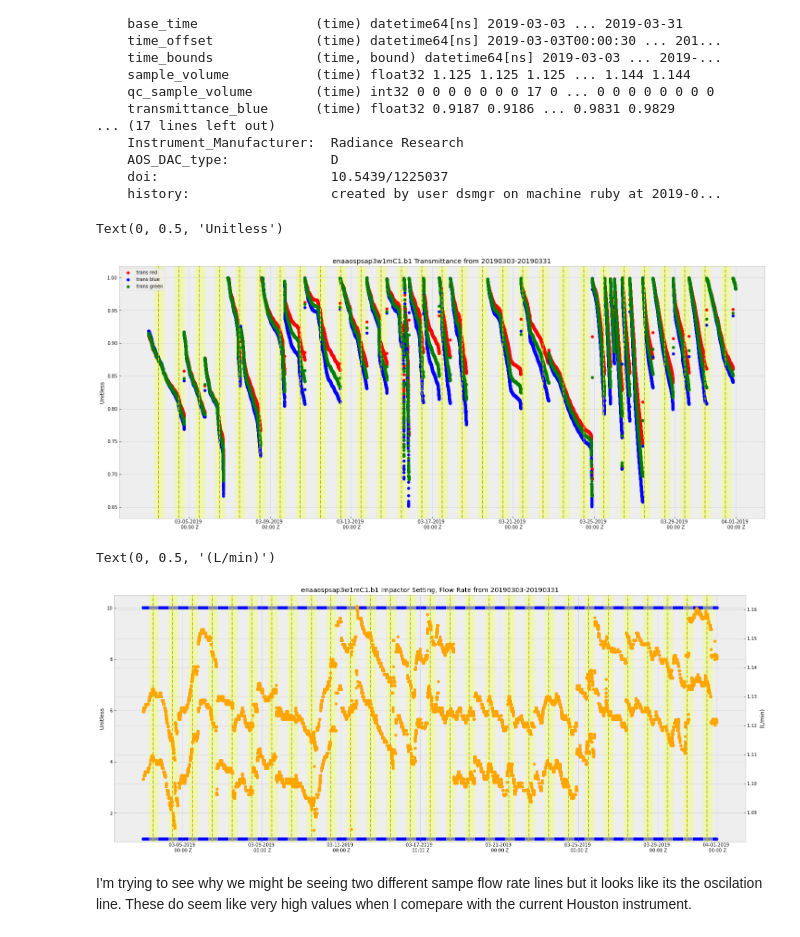
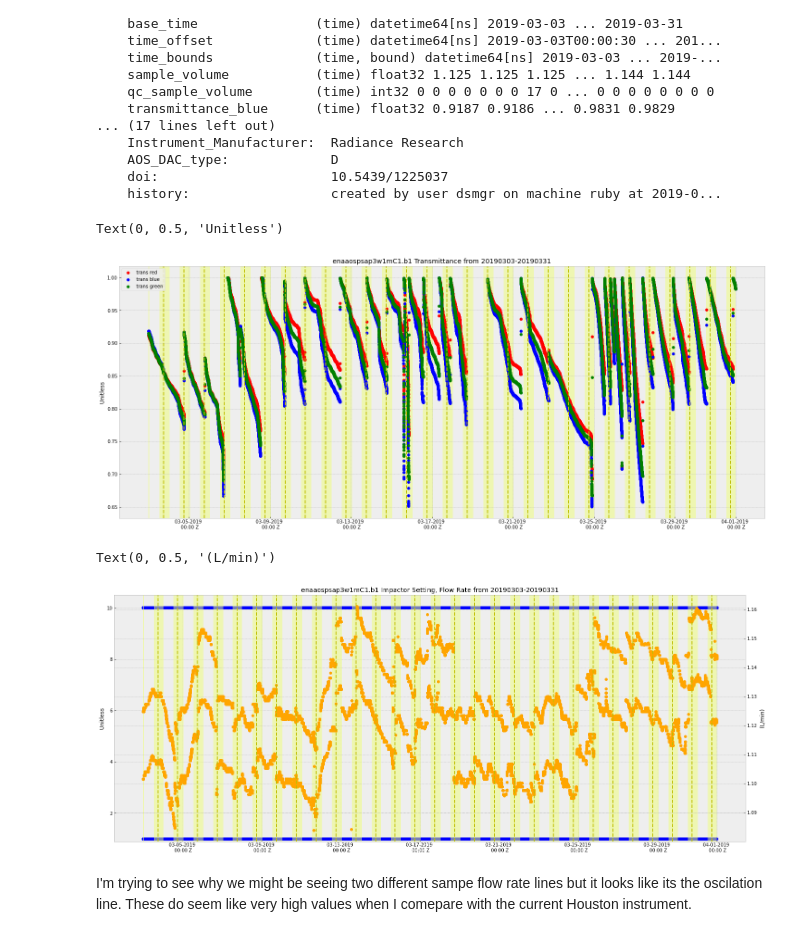
Before and after one commit to ReeseMishler/Work-File, a Jupyter notebook: AOS Proj.ipynb, the cells around one changed output. Cells and saved outputs as stored; diff of their text form; code cells hidden in the pictures.

```diff
--- a/AOS Proj.ipynb
+++ b/AOS Proj.ipynb
@@ -20,8 +20,8 @@ from IPython.display import display,clear_output
 import os
 from datetime import datetime
 # %%
-ds1 = xr.open_dataset(r"C:\Users\Reese\Desktop\Work Data\enaaospsap3w1mC1.b1.20190303.000030.nc")
-dsA = xr.concat([xr.open_dataset(f) for f in glob.glob(r"C:\Users\Reese\Desktop\Work Data\*.nc")], dim='time')
+ds1 = xr.open_dataset(r"C:\Users\Reese\Desktop\AOS Proj Data\psap\enaaospsap3w1mC1.b1.20190303.000030.nc")
+dsA = xr.concat([xr.open_dataset(f) for f in glob.glob(r"C:\Users\Reese\Desktop\AOS Proj Data\psap\*.nc")], dim='time')
 dsA
 # %% [output]
 <xarray.Dataset>
@@ -42,6 +42,7 @@ Data variables: (12/30)
     doi:                      10.5439/1225037
     history:                  created by user dsmgr on machine ruby at 2019-0...
 # %%
+plt.style.use("bmh")
 strt_day = 3
 fig,ax = plt.subplots(1,1,figsize=(25,10))
 ax.scatter(dsA['time'],dsA['transmittance_red'], color = 'red', label='trans red',zorder=2)
@@ -51,8 +52,9 @@ ax.legend(loc='upper left')
 # '{:0>2}'.format(3)
 counter = strt_day
 for i in range(29):
-    plt.axvspan('2019-03-'+'{:0>2}'.format(counter)+'T06:59:30.000000000','2019-03-'+'{:0>2}'.format(counter)+'T18:59:30.000000000', facecolor='#efff77', alpha=0.5, zorder=0)
-    plt.axvline('2019-03-'+'{:0>2}'.format(counter)+'T11:59:30.000000000', color='y', linestyle='--')
+    plt.axvspan('2019-03-'+'{:0>2}'.format(counter)+'T00:00:30.000000000','2019-03-'+'{:0>2}'.format(counter)+'T00:59:30.000000000', facecolor='#efff77', alpha=0.5, zorder=0)
+    plt.axvspan('2019-03-'+'{:0>2}'.format(counter)+'T12:59:30.000000000','2019-03-'+'{:0>2}'.format(counter)+'T23:59:30.000000000', facecolor='#efff77', alpha=0.5, zorder=0)
+    plt.axvline('2019-03-'+'{:0>2}'.format(counter)+'T17:59:30.000000000', color='y', linestyle='--')
     counter += 1
 ax.set_title("enaaospsap3w1mC1.b1 Transmittance from 20190303-20190331")
 ax.xaxis.set_major_formatter(mpl.dates.DateFormatter('%m-%d-%Y \n %H:%M Z'))
@@ -61,25 +63,26 @@ ax.set_ylabel('Unitless')
 #Day starts at index 419 of time and ends 1139
 # %% [output]
 Text(0, 0.5, 'Unitless')
-[figure, old version]
+[figure, new version]
 # %%
 fig,ax1 = plt.subplots(1,1,figsize=(25,10))
 ax2 = ax1.twinx()
-ax1.scatter(dsA['time'],dsA['impactor_state'], color = 'blue', label='impactor',zorder=1)
+ax1.scatter(dsA['time'],dsA['impactor_state'], color = 'blue', label='impactor',zorder=2)
 ax2.scatter(dsA['time'],dsA['sample_flow_rate'], color = 'orange', label='sample_flow_rate',zorder=2)
 counter = strt_day
 for i in range(29):
-    plt.axvspan('2019-03-'+'{:0>2}'.format(counter)+'T06:59:30.000000000','2019-03-'+'{:0>2}'.format(counter)+'T18:59:30.000000000', facecolor='#efff77', alpha=0.5, zorder=0)
-    plt.axvline('2019-03-'+'{:0>2}'.format(counter)+'T11:59:30.000000000', color='y', linestyle='--', zorder=0)
+    plt.axvspan('2019-03-'+'{:0>2}'.format(counter)+'T00:00:30.000000000','2019-03-'+'{:0>2}'.format(counter)+'T00:59:30.000000000', facecolor='#efff77', alpha=0.5, zorder=0)
+    plt.axvspan('2019-03-'+'{:0>2}'.format(counter)+'T12:59:30.000000000','2019-03-'+'{:0>2}'.format(counter)+'T23:59:30.000000000', facecolor='#efff77', alpha=0.5, zorder=0)
+    plt.axvline('2019-03-'+'{:0>2}'.format(counter)+'T17:59:30.000000000', color='y', linestyle='--')
     counter += 1
 ax1.set_ylim(0.9,10.5)
 ax1.set_title("enaaospsap3w1mC1.b1 Impactor Setting, Flow Rate from 20190303-20190331")
 ax1.xaxis.set_major_formatter(mpl.dates.DateFormatter('%m-%d-%Y \n %H:%M Z'))
 ax1.set_ylabel('Unitless', color='black')
 ax2.set_ylabel('(L/min)', color='black')
 # %% [output]
 Text(0, 0.5, '(L/min)')
-[figure, old version]
+[figure, new version]
 # %% [markdown]
 I'm trying to see why we might be seeing two different sampe flow rate lines but it looks like its the oscilation line. These do seem like very high values when I comepare with the current Houston instrument.
 # %%
```
Also changed, not shown: parts of 4 cells of this notebook.
